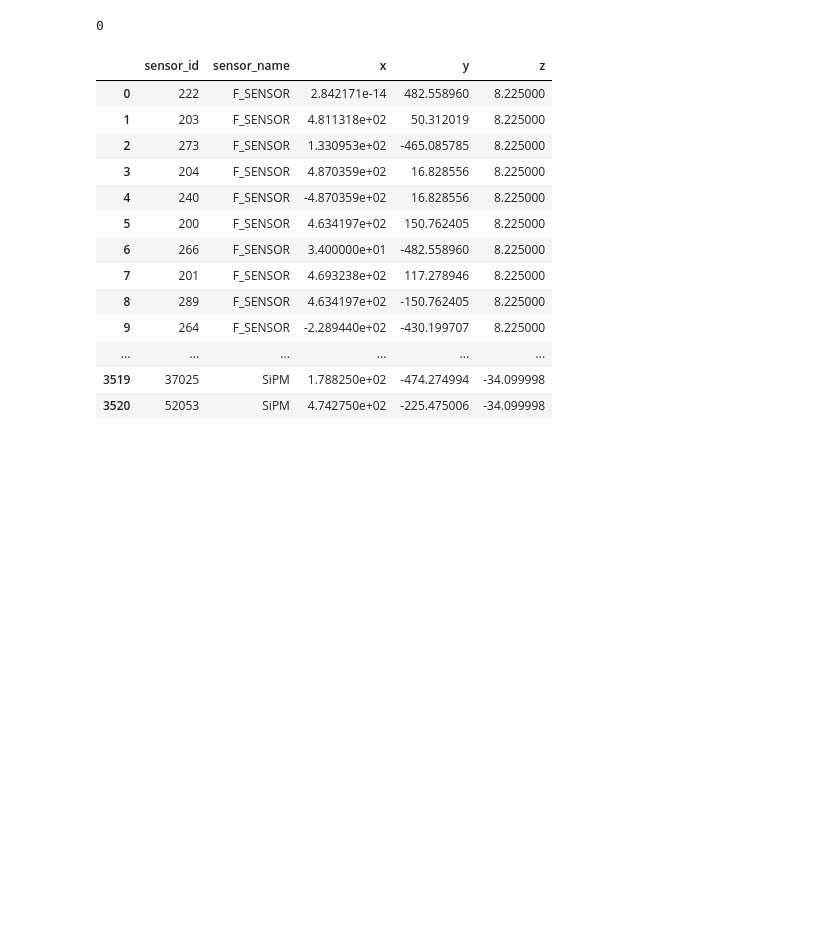
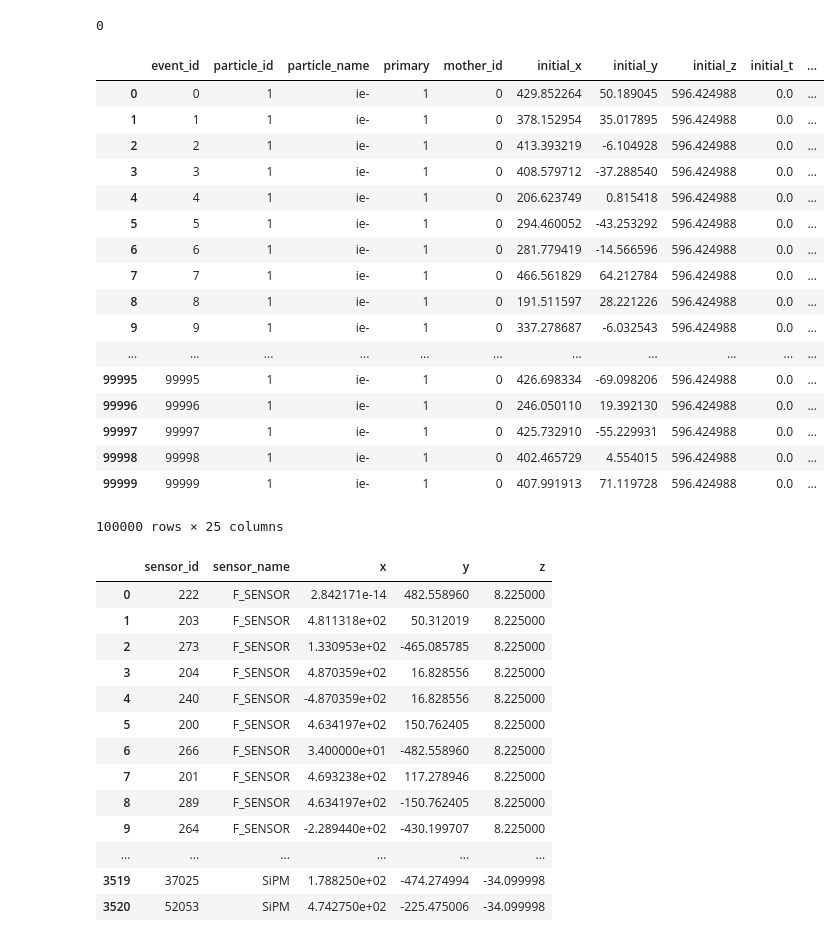
Before and after one commit to mariandbt/python, a Jupyter notebook: notebooks/20231116_NEXT100_S2_mapping.ipynb, the cells around one changed output. Drawn from its saved outputs; the diff is of its cells as text; code cells hidden in the pictures; blank space fills up the shorter version.

```diff
--- a/notebooks/20231116_NEXT100_S2_mapping.ipynb
+++ b/notebooks/20231116_NEXT100_S2_mapping.ipynb
@@ -145,6 +145,27 @@ len(dst_particle.loc[(dst_particle.creator_proc == "Electroluminescence")])
 # dst_particle.loc[(dst_particle.creator_proc == "Electroluminescence")]
 # %% [output]
 0
+# %%
+dst_particle
+# %% [output]
+|  | event_id | particle_id | particle_name | primary | mother_id | initial_x | initial_y | initial_z | initial_t | ... |
+| 0 | 0 | 1 | ie- | 1 | 0 | 429.852264 | 50.189045 | 596.424988 | 0.0 | ... |
+| 1 | 1 | 1 | ie- | 1 | 0 | 378.152954 | 35.017895 | 596.424988 | 0.0 | ... |
+| 2 | 2 | 1 | ie- | 1 | 0 | 413.393219 | -6.104928 | 596.424988 | 0.0 | ... |
+| 3 | 3 | 1 | ie- | 1 | 0 | 408.579712 | -37.288540 | 596.424988 | 0.0 | ... |
+| 4 | 4 | 1 | ie- | 1 | 0 | 206.623749 | 0.815418 | 596.424988 | 0.0 | ... |
+| 5 | 5 | 1 | ie- | 1 | 0 | 294.460052 | -43.253292 | 596.424988 | 0.0 | ... |
+| 6 | 6 | 1 | ie- | 1 | 0 | 281.779419 | -14.566596 | 596.424988 | 0.0 | ... |
+| 7 | 7 | 1 | ie- | 1 | 0 | 466.561829 | 64.212784 | 596.424988 | 0.0 | ... |
+| 8 | 8 | 1 | ie- | 1 | 0 | 191.511597 | 28.221226 | 596.424988 | 0.0 | ... |
+| 9 | 9 | 1 | ie- | 1 | 0 | 337.278687 | -6.032543 | 596.424988 | 0.0 | ... |
+| ... | ... | ... | ... | ... | ... | ... | ... | ... | ... | ... |
+| 99995 | 99995 | 1 | ie- | 1 | 0 | 426.698334 | -69.098206 | 596.424988 | 0.0 | ... |
+| 99996 | 99996 | 1 | ie- | 1 | 0 | 246.050110 | 19.392130 | 596.424988 | 0.0 | ... |
+| 99997 | 99997 | 1 | ie- | 1 | 0 | 425.732910 | -55.229931 | 596.424988 | 0.0 | ... |
+| 99998 | 99998 | 1 | ie- | 1 | 0 | 402.465729 | 4.554015 | 596.424988 | 0.0 | ... |
+| 99999 | 99999 | 1 | ie- | 1 | 0 | 407.991913 | 71.119728 | 596.424988 | 0.0 | ... |
+100000 rows × 25 columns
 # %%
 sens
 # %% [output]
```
Also changed, not shown: 4 other files.
